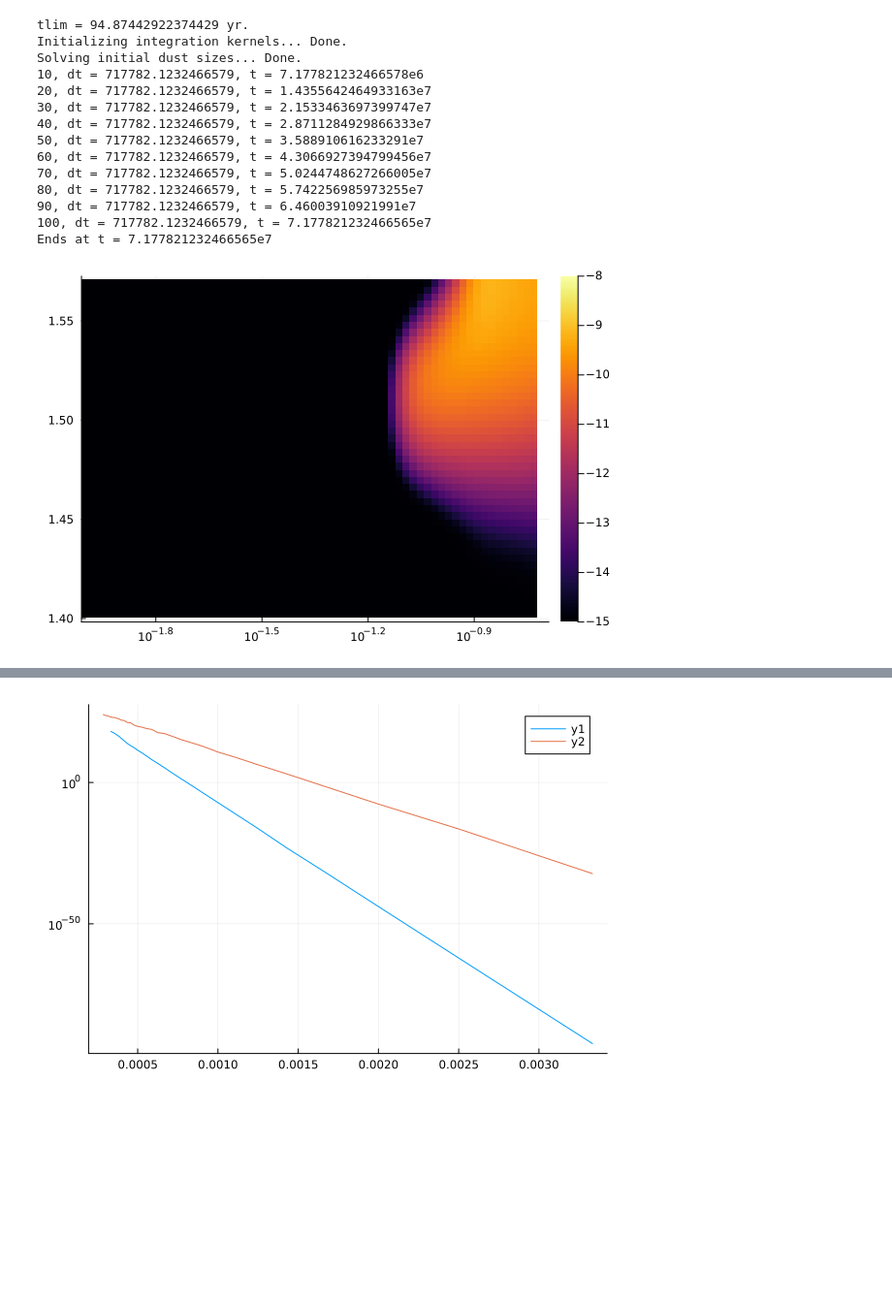
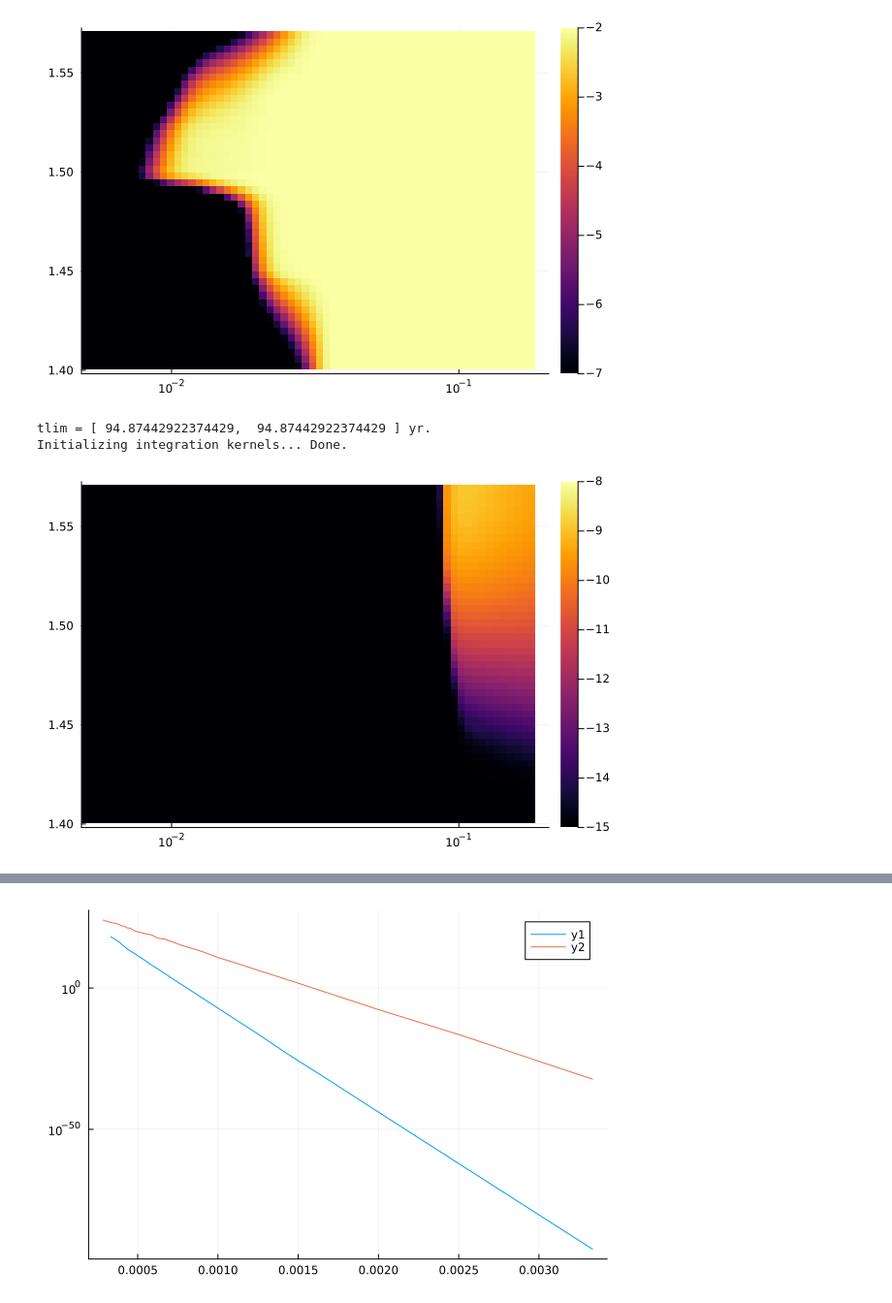
Before and after one commit to wll745881210/JADE, a Jupyter notebook: jade_example.ipynb, the cells around one changed output, grey strips where cells are left out. Shown: that part at 97% size. Drawn from its saved outputs; the diff is of its cells as text; code cells hidden in the pictures; blank space fills up the shorter version.

```diff
--- a/jade_example.ipynb
+++ b/jade_example.ipynb
@@ -831,48 +86,42 @@ end;
+# %%
+
+r, th, rho_m = jade.f_get_heatmap_stat!( ppd, jade.f_rho_m )
+r, th, rho_g = jade.f_get_heatmap_stat!( ppd, jade.f_rho_g )
+jade.heatmap( r, th, transpose( log10.(
+    abs.( rho_m ./ rho_g ) .+ 1e-15 ) ),
+              xscale = :log10, clim = ( -7, -2 ) )
+# %% [output]
+[figure, added]
 # %%
-############################################################
-# Example for calculations
-##############################
 
-ppd = ppd_t(  );
-ppd.calc_coag = false;
-ppd.f_sub_raw = gen_sublimation_interp(
-    # "MgFeSiO4_sublimation.csv" );
+ppd = jade.ppd_t(  );
+ppd.calc_coag = true;
+ppd.f_sub_raw = jade.gen_sublimation_interp(
+#     "Graphene_sublimation.csv" );
+#     "MgFeSiO4_sublimation.csv" );
     "MgSiO3_sublimation.csv" );
 
 r_max_au = 0.2
 vr0      = 1e4;
 vr_floor = 1e-1;
-tlim     = r_max_au * AU / vr0 * 10;
-println( "tlim = ", tlim / yr, " yr." );
+tlim0    = r_max_au * jade.AU / vr0 * 10;
+tlim     = min( tlim0, 1e4 * jade.yr );
+println( "tlim = [ ", tlim0 / jade.yr, ",  ",
+         tlim / jade.yr, " ] yr." );
 
-f_init!( ppd, n_mbin = 20, r_min_au = 0.01,
-         r_max_au = r_max_au,
-         n_r = 64, n_th = 48, th_min = 1.4,
-         v0 = vr0, v_floor = vr_floor )
-f_intg_ray!( ppd );
+jade.f_init!( ppd, n_mbin = 20, r_min_au = 0.005,
+              r_max_au = r_max_au,
+              n_r = 64, n_th = 48, th_min = 1.4,
+              v0 = vr0, v_floor = vr_floor, a_min = 1e-5, a_max = 1e1 )
+jade.f_intg_ray!( ppd );
+jade.f_intg_dust!( ppd, tlim )
 
-f_intg_dust!( ppd, 1e4 * yr )
-f_major_loop!( ppd, nlim = 100, tlim = tlim,
-               n_osd = 10, dt0 = 1e-1 * yr )
 
-r, th, res = f_get_heatmap_stat!( ppd::ppd_t, f_rho_m );
-heatmap( r, th, transpose( log10.( res .+ 1e-15 ) ),
+r, th, res = jade.f_get_heatmap_stat!(
+    ppd, jade.f_rho_m );
+jade.heatmap( r, th, transpose( log10.( res .+ 1e-15 ) ),
          xscale = :log10, clim = ( -15, -8 ) )
-
-############################################################
 # %% [output]
-tlim = 94.87442922374429 yr.
+tlim = [ 94.87442922374429,  94.87442922374429 ] yr.
 Initializing integration kernels... Done.
-Solving initial dust sizes... Done.
-10, dt = 717782.1232466579, t = 7.177821232466578e6
-20, dt = 717782.1232466579, t = 1.4355642464933163e7
-30, dt = 717782.1232466579, t = 2.1533463697399747e7
-40, dt = 717782.1232466579, t = 2.8711284929866333e7
-50, dt = 717782.1232466579, t = 3.588910616233291e7
-60, dt = 717782.1232466579, t = 4.3066927394799456e7
-70, dt = 717782.1232466579, t = 5.0244748627266005e7
-80, dt = 717782.1232466579, t = 5.742256985973255e7
-90, dt = 717782.1232466579, t = 6.46003910921991e7
-100, dt = 717782.1232466579, t = 7.177821232466565e7
-Ends at t = 7.177821232466565e7
-[figure, old version]
+[figure, new version]
```
Also changed, not shown: parts of 17 cells of this notebook, 2 other files.
